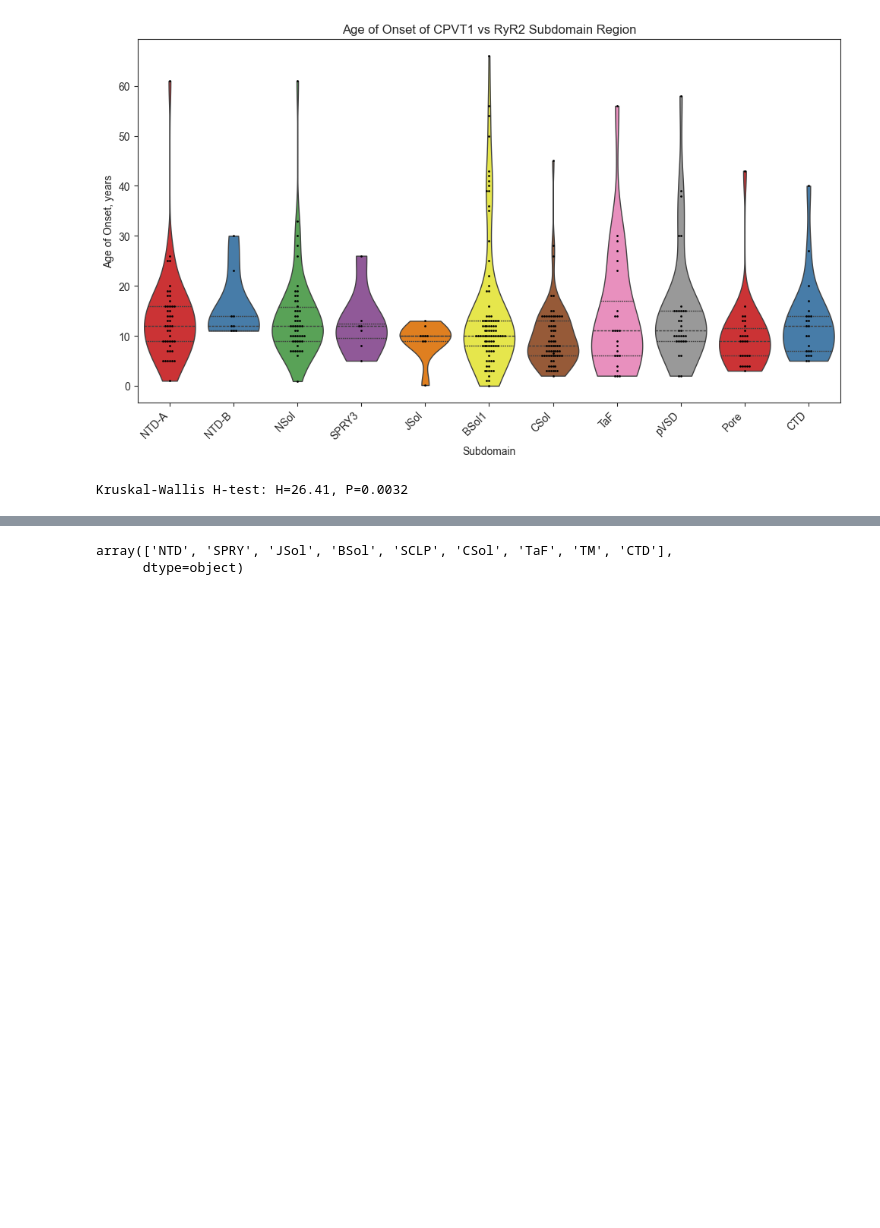
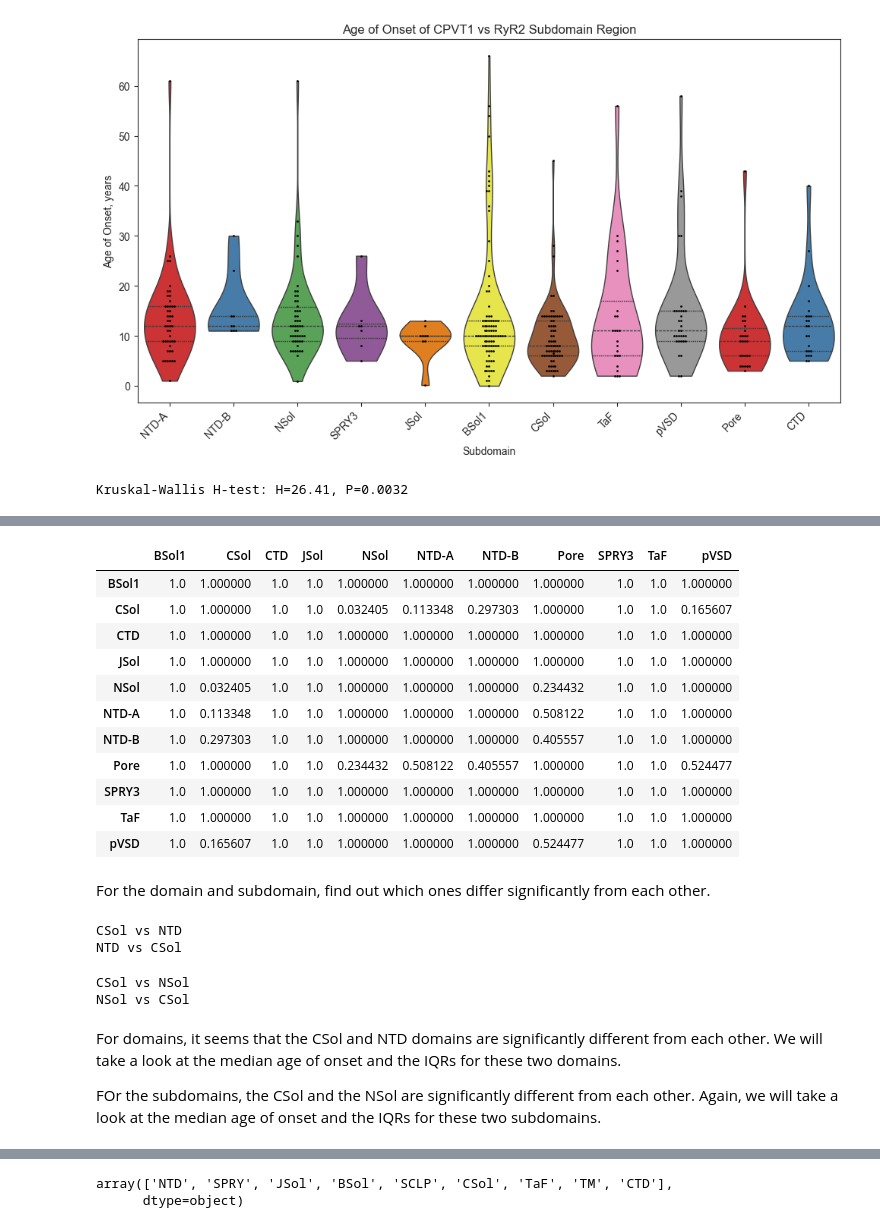
Before and after one commit to alexdaiii/cpvt_database_analysis, a Jupyter notebook: notebooks/analysis_1.ipynb, the cells around one changed output, grey strips where cells are left out. Cells and saved outputs as stored; diff of their text form; code cells hidden in the pictures; blank space fills up the shorter version.

```diff
--- a/notebooks/analysis_1.ipynb
+++ b/notebooks/analysis_1.ipynb
@@ -1024,0 +1078,46 @@ Kruskal-Wallis H-test: H=26.41, P=0.0032
+# %%
+#age of onset vs SUBDOMAIN
+pvals_subdomain = sp.posthoc_dunn(
+    subdomain_cleaned,
+    val_col='age_of_onset::CPVT1',
+    group_col='subdomain',
+    p_adjust='bonferroni'
+)
+pvals_subdomain
+# %% [output]
+|  | BSol1 | CSol | CTD | JSol | NSol | NTD-A | NTD-B | Pore | SPRY3 | TaF | pVSD |
+| BSol1 | 1.0 | 1.000000 | 1.0 | 1.0 | 1.000000 | 1.000000 | 1.000000 | 1.000000 | 1.0 | 1.0 | 1.000000 |
+| CSol | 1.0 | 1.000000 | 1.0 | 1.0 | 0.032405 | 0.113348 | 0.297303 | 1.000000 | 1.0 | 1.0 | 0.165607 |
+| CTD | 1.0 | 1.000000 | 1.0 | 1.0 | 1.000000 | 1.000000 | 1.000000 | 1.000000 | 1.0 | 1.0 | 1.000000 |
+| JSol | 1.0 | 1.000000 | 1.0 | 1.0 | 1.000000 | 1.000000 | 1.000000 | 1.000000 | 1.0 | 1.0 | 1.000000 |
+| NSol | 1.0 | 0.032405 | 1.0 | 1.0 | 1.000000 | 1.000000 | 1.000000 | 0.234432 | 1.0 | 1.0 | 1.000000 |
+| NTD-A | 1.0 | 0.113348 | 1.0 | 1.0 | 1.000000 | 1.000000 | 1.000000 | 0.508122 | 1.0 | 1.0 | 1.000000 |
+| NTD-B | 1.0 | 0.297303 | 1.0 | 1.0 | 1.000000 | 1.000000 | 1.000000 | 0.405557 | 1.0 | 1.0 | 1.000000 |
+| Pore | 1.0 | 1.000000 | 1.0 | 1.0 | 0.234432 | 0.508122 | 0.405557 | 1.000000 | 1.0 | 1.0 | 0.524477 |
+| SPRY3 | 1.0 | 1.000000 | 1.0 | 1.0 | 1.000000 | 1.000000 | 1.000000 | 1.000000 | 1.0 | 1.0 | 1.000000 |
+| TaF | 1.0 | 1.000000 | 1.0 | 1.0 | 1.000000 | 1.000000 | 1.000000 | 1.000000 | 1.0 | 1.0 | 1.000000 |
+| pVSD | 1.0 | 0.165607 | 1.0 | 1.0 | 1.000000 | 1.000000 | 1.000000 | 0.524477 | 1.0 | 1.0 | 1.000000 |
+# %% [markdown]
+For the domain and subdomain, find out which ones differ significantly from each other.
+# %%
+# domain
+significant_domains = pvals_domain[pvals_domain < 0.05].stack().index
+for d1, d2 in significant_domains:
+    print(f"{d1} vs {d2}")
+# %% [output]
+CSol vs NTD
+NTD vs CSol
+# %%
+# subdomain
+significant_subdomains = pvals_subdomain[pvals_subdomain < 0.05].stack().index
+for d1, d2 in significant_subdomains:
+    print(f"{d1} vs {d2}")
+# %% [output]
+CSol vs NSol
+NSol vs CSol
+# %% [markdown]
+For domains, it seems that the CSol and NTD domains are significantly different from each other.
+We will take a look at the median age of onset and the IQRs for these two domains.
+
+FOr the subdomains, the CSol and the NSol are significantly different from each other.
+Again, we will take a look at the median age of onset and the IQRs for these two subdomains.
```
Also changed, not shown: parts of 9 cells of this notebook, 2 other files.
